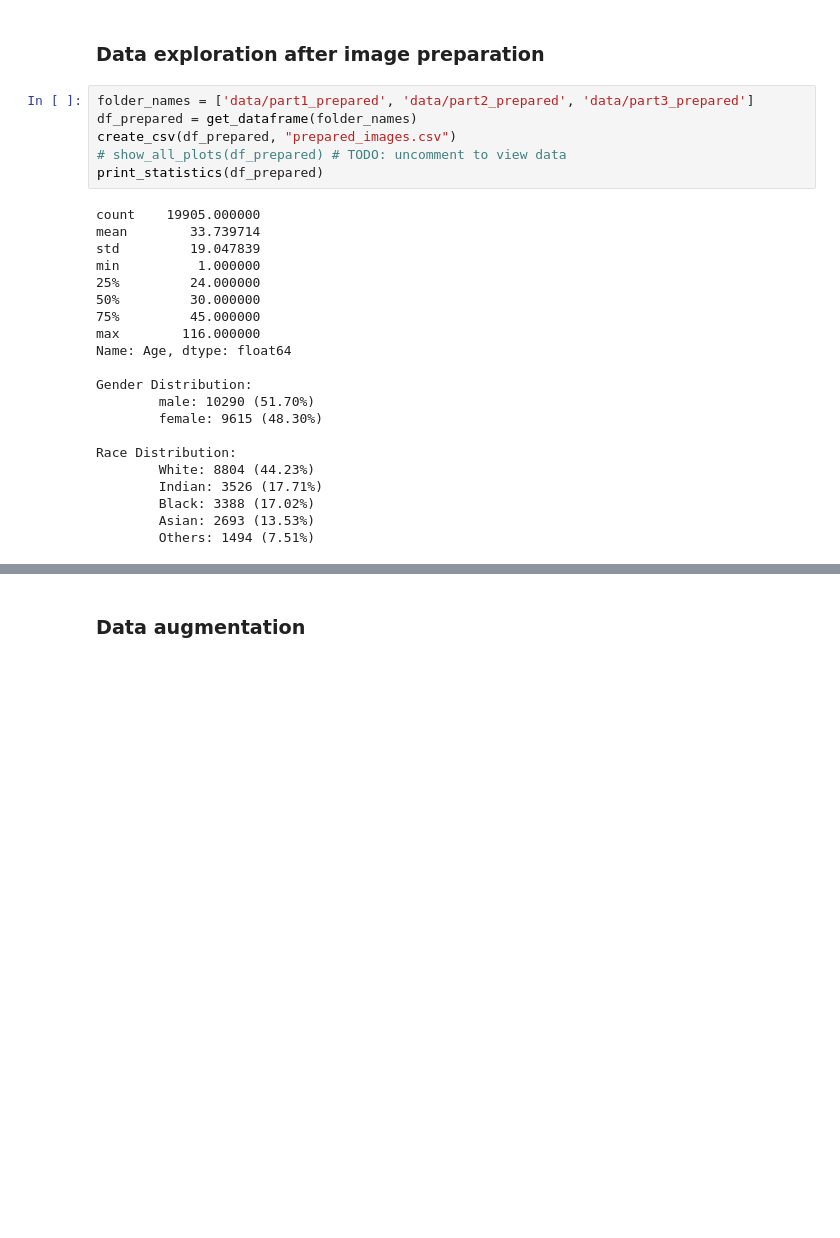
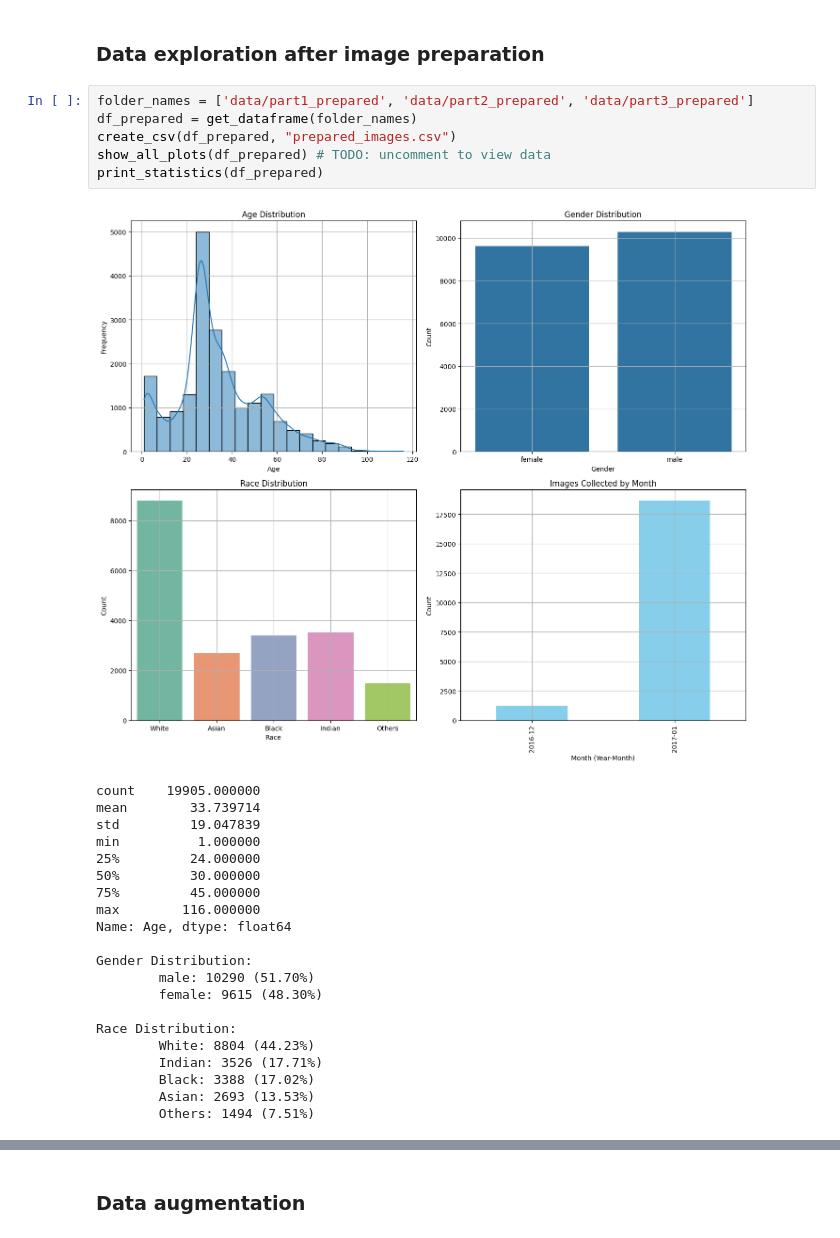
Before and after one commit to VladanPetkovic/cv_project, a Jupyter notebook: main.ipynb, the cells around one changed output, grey strips where cells are left out. Saved outputs shown, nothing was run; the diff lists cells and outputs as text; blank space fills up the shorter version.

```diff
--- a/main.ipynb
+++ b/main.ipynb
@@ -46,10 +44,11 @@ Total images cropped: 19910
 # %%
 folder_names = ['data/part1_prepared', 'data/part2_prepared', 'data/part3_prepared']
 df_prepared = get_dataframe(folder_names)
 create_csv(df_prepared, "prepared_images.csv")
-# show_all_plots(df_prepared) # TODO: uncomment to view data
+show_all_plots(df_prepared) # TODO: uncomment to view data
 print_statistics(df_prepared)
 # %% [output]
+[figure, added]
 count    19905.000000
 mean        33.739714
 std         19.047839
```
Also changed, not shown: parts of 5 cells of this notebook, 2 other files.
